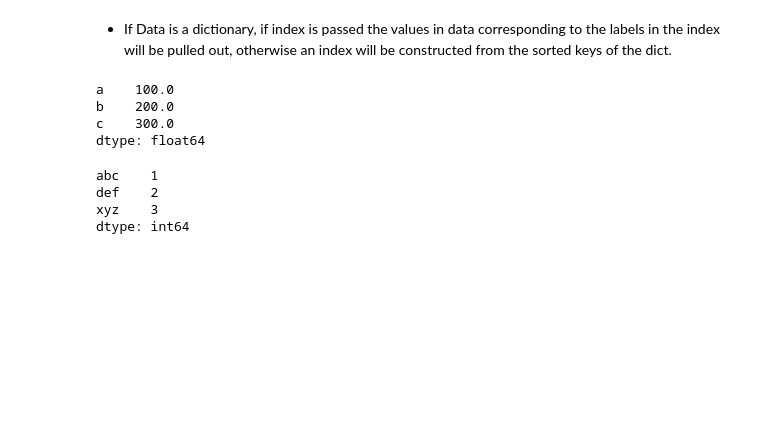
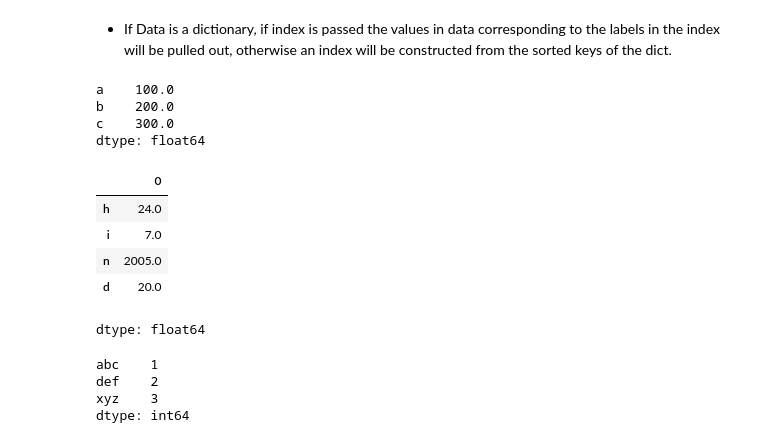
Before and after one commit to hindhammad24/Week1-Intro-to-Python, a Jupyter notebook: introduction_to_python.ipynb, the cells around one changed output. Cells and saved outputs as stored; diff of their text form; code cells hidden in the pictures; blank space fills up the shorter version.

```diff
--- a/introduction_to_python.ipynb
+++ b/introduction_to_python.ipynb
@@ -959,6 +1184,17 @@ a    100.0
 b    200.0
 c    300.0
 dtype: float64
+# %%
+# example 18: series
+hind = { 'h': 24., 'i': 7., 'n': 2005., 'd': 20.}
+pd.Series(hind)
+# %% [output]
+|  | 0 |
+| h | 24.0 |
+| i | 7.0 |
+| n | 2005.0 |
+| d | 20.0 |
+dtype: float64
 # %%
 data = {'abc': 1, 'def': 2, 'xyz': 3}
 pd.Series(data)
```
Also changed, not shown: parts of 34 cells of this notebook.
